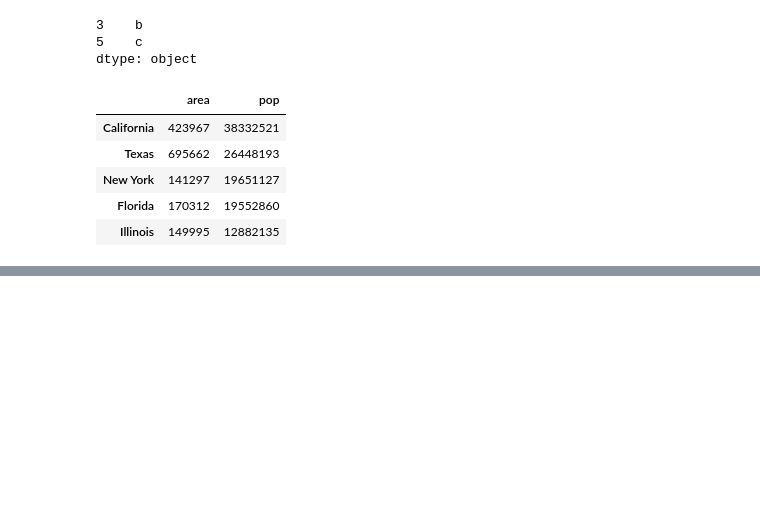
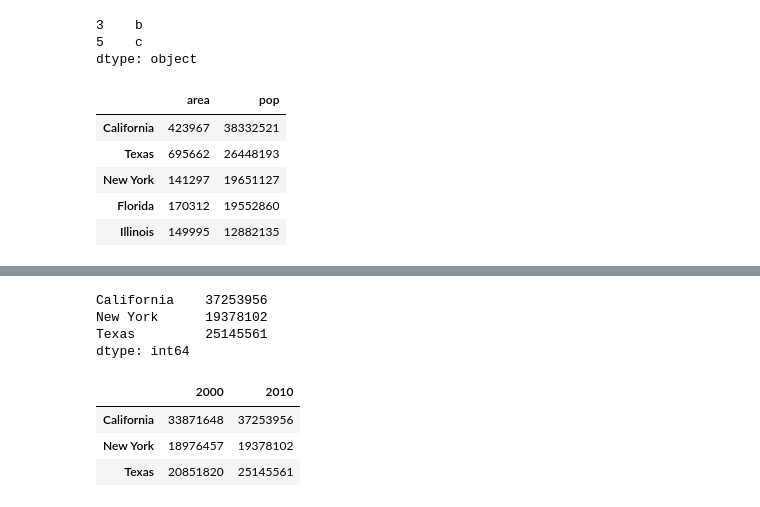
Before and after one commit to aliensmart/machine_learning, a Jupyter notebook: Pandas.ipynb, the cells around one changed output, grey strips where cells are left out. Cells and saved outputs as stored; diff of their text form; code cells hidden in the pictures; blank space fills up the shorter version.

```diff
--- a/Pandas.ipynb
+++ b/Pandas.ipynb
@@ -665,0 +750,18 @@ data.fillna(0)
+# %%
+# Now to access all data for which the second index is 2010,
+pop[:, 2010]
+# %% [output]
+California    37253956
+New York      19378102
+Texas         25145561
+dtype: int64
+# %%
+# The unstack() method will quickly convert a multiply-
+# indexed Series into a conventionally indexed DataFrame
+pop_df = pop.unstack()
+pop_df
+# %% [output]
+|  | 2000 | 2010 |
+| California | 33871648 | 37253956 |
+| New York | 18976457 | 19378102 |
+| Texas | 20851820 | 25145561 |
```
Also changed, not shown: parts of 95 cells of this notebook.
